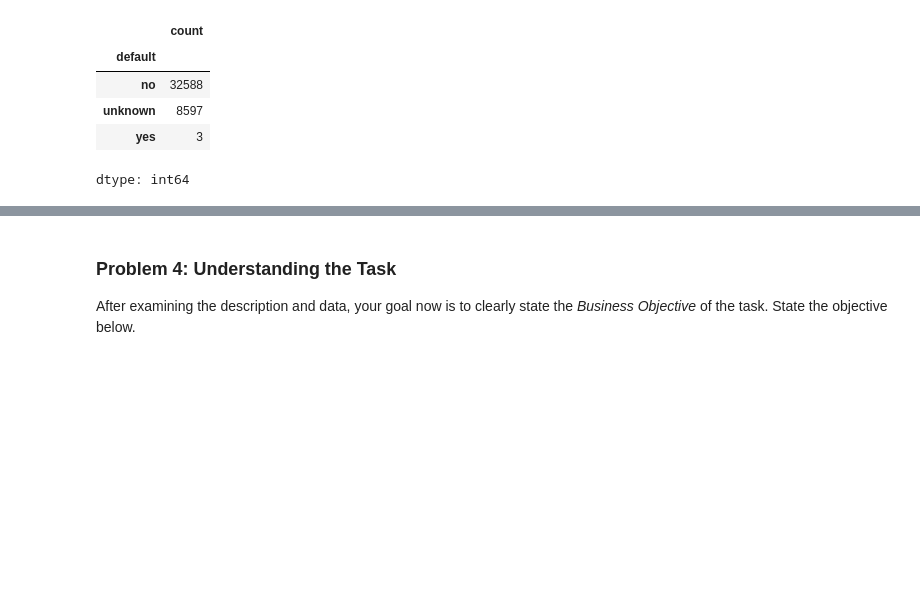
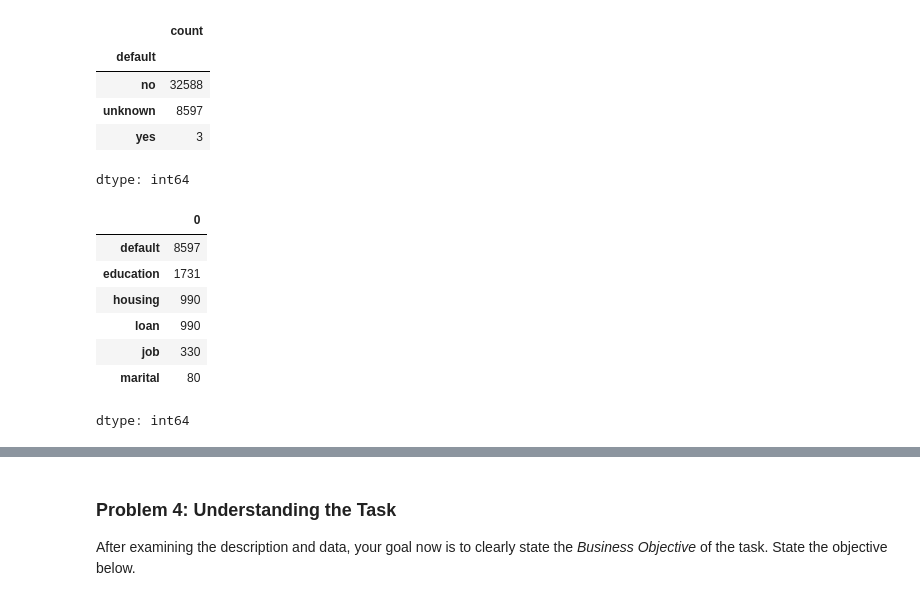
Before and after one commit to anthonyfeaster/UCB-AIML, a Jupyter notebook: Practical-3/prompt_III.ipynb, the cells around one changed output, grey strips where cells are left out. Drawn from its saved outputs; the diff is of its cells as text; code cells hidden in the pictures; blank space fills up the shorter version.

```diff
--- a/Practical-3/prompt_III.ipynb
+++ b/Practical-3/prompt_III.ipynb
@@ -193,3 +193,15 @@ bank['default'].value_counts()
 dtype: int64
 # %%
 #Find all of the unknowns
+unknown_values = bank.isin(['unknown']).sum()
+
+unknown_values.loc[unknown_values > 0].sort_values(ascending=False)
+# %% [output]
+|  | 0 |
+| default | 8597 |
+| education | 1731 |
+| housing | 990 |
+| loan | 990 |
+| job | 330 |
+| marital | 80 |
+dtype: int64
```
Also changed, not shown: parts of 6 cells of this notebook.
